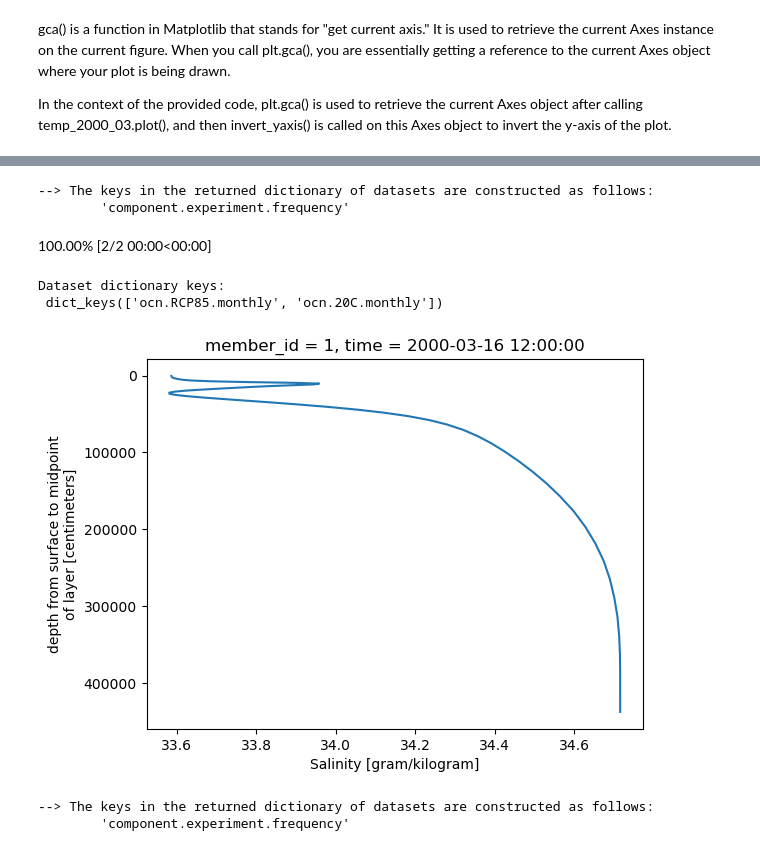
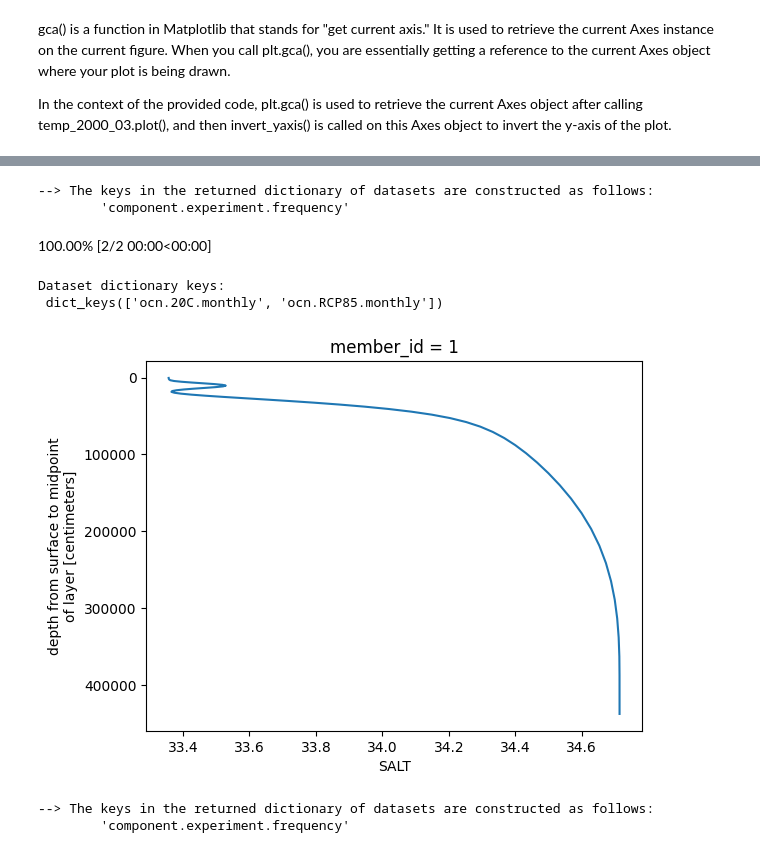
Before and after one commit to Channelislanders/toolkit, a Jupyter notebook: Vertical_profileDUP.ipynb, the cells around one changed output, grey strips where cells are left out. Cells and saved outputs as stored; diff of their text form; code cells hidden in the pictures.

```diff
--- a/Vertical_profileDUP.ipynb
+++ b/Vertical_profileDUP.ipynb
@@ -197,36 +177,36 @@ col_ocnSALT.df
 dsets_SALT = col_ocnSALT.to_dataset_dict(
     zarr_kwargs={"consolidated": True}, storage_options={"anon": True}
 )
 print(f"\nDataset dictionary keys:\n {dsets_SALT.keys()}")
 
 # Define Xarray datasets corresponding to the three experiments
 ds_20C_SALT = dsets_SALT["ocn.20C.monthly"]
 ds_RCP85_SALT = dsets_SALT["ocn.RCP85.monthly"]
 
 # plot for DO
 
-slice_time_SALT = ds_20C_SALT.sel(time = "2000-03")
+slice_time_SALT = ds_20C_SALT.mean(dim = "time")
 
 SALT_2000 = slice_time_SALT.sel(member_id = 1)
 
 SALT_2000_03 = SALT_2000.isel(nlat = 280, nlon = 240)
 
 # Select the variable you want to plot
 SALT_2000_03_dataarray = SALT_2000_03['SALT']
 
 # Plot the data
 SALT_2000_03_dataarray.plot(y='z_t')
 
 # Plotting the salinity with inverted y-axis
 plt.gca().invert_yaxis()
 plt.show()
 # %% [output]
 --> The keys in the returned dictionary of datasets are constructed as follows:
         'component.experiment.frequency'
 100.00% [2/2 00:00<00:00]
 Dataset dictionary keys:
- dict_keys(['ocn.RCP85.monthly', 'ocn.20C.monthly'])
+ dict_keys(['ocn.20C.monthly', 'ocn.RCP85.monthly'])
-[figure, old version]
+[figure, new version]
 # %%
 # Get more detailed: search for monthly output for the 20th century and RCP8.5
 col_ocnTEMP = col.search(
```
Also changed, not shown: parts of 5 cells of this notebook, 3 other files.
